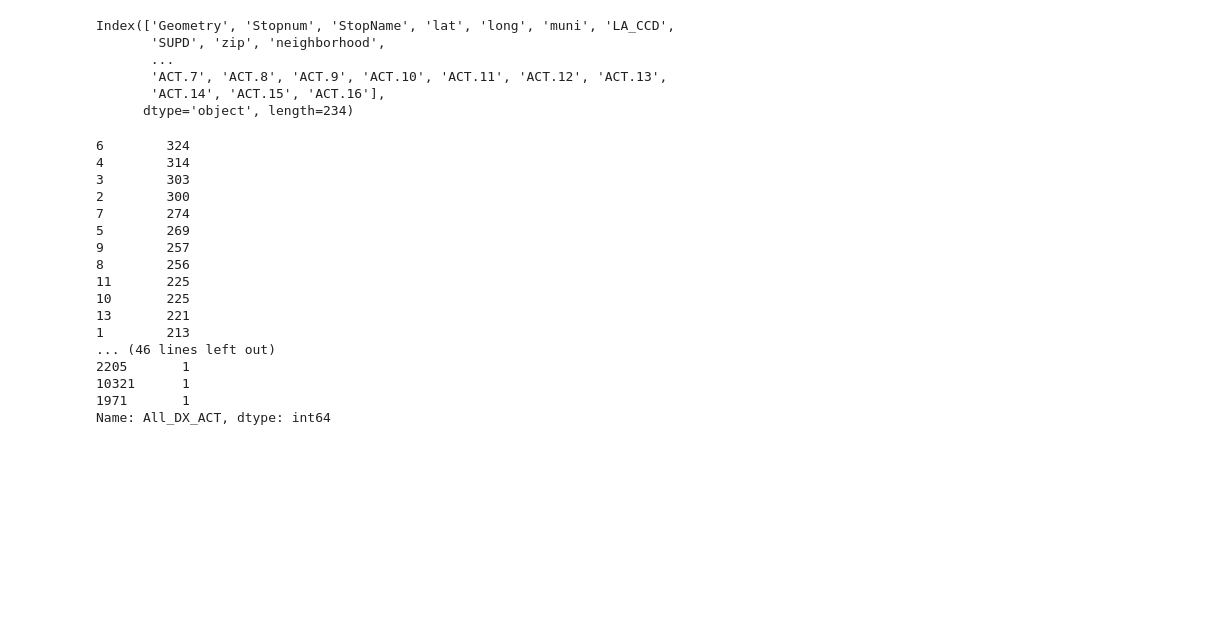
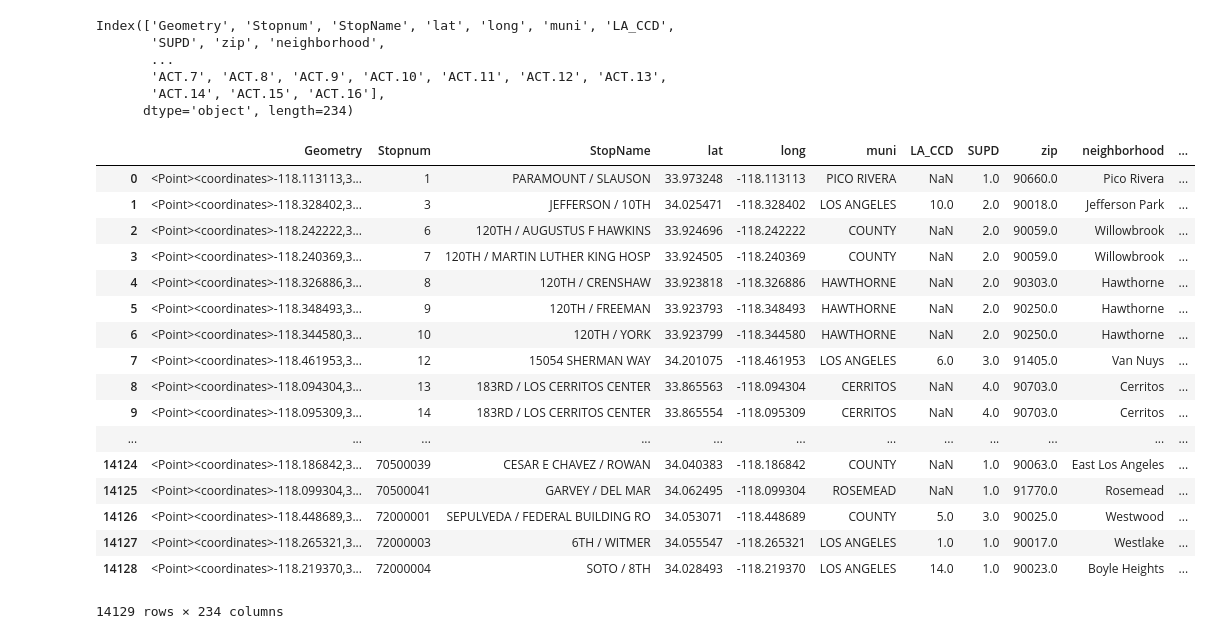
Before and after one commit to hunterowens/metroMap, a Jupyter notebook: DataAnalysis.ipynb, the cells around one changed output. Drawn from its saved outputs; the diff is of its cells as text; code cells hidden in the pictures; blank space fills up the shorter version.

```diff
--- a/DataAnalysis.ipynb
+++ b/DataAnalysis.ipynb
@@ -17,23 +17,24 @@ Index(['Geometry', 'Stopnum', 'StopName', 'lat', 'long', 'muni', 'LA_CCD',
       dtype='object', length=234)
 # %%
 total_weekday_boardings = pd.to_numeric(df.All_DX_ACT.apply(lambda x: x.replace(',','')))
-# %%
-total_weekday_boardings.value_counts()
-# %% [output]
-6        324
-4        314
-3        303
-2        300
-7        274
-5        269
-9        257
-8        256
-11       225
-10       225
-13       221
-1        213
-... (46 lines left out)
-2205       1
-10321      1
-1971       1
-Name: All_DX_ACT, dtype: int64
+# %%
+geopandas.read_file('./')
+# %% [output]
+|  | Geometry | Stopnum | StopName | lat | long | muni | LA_CCD | SUPD | zip | neighborhood | ... |
+| 0 | <Point><coordinates>-118.113113,3... | 1 | PARAMOUNT / SLAUSON | 33.973248 | -118.113113 | PICO RIVERA | NaN | 1.0 | 90660.0 | Pico Rivera | ... |
+| 1 | <Point><coordinates>-118.328402,3... | 3 | JEFFERSON / 10TH | 34.025471 | -118.328402 | LOS ANGELES | 10.0 | 2.0 | 90018.0 | Jefferson Park | ... |
+| 2 | <Point><coordinates>-118.242222,3... | 6 | 120TH / AUGUSTUS F HAWKINS | 33.924696 | -118.242222 | COUNTY | NaN | 2.0 | 90059.0 | Willowbrook | ... |
+| 3 | <Point><coordinates>-118.240369,3... | 7 | 120TH / MARTIN LUTHER KING HOSP | 33.924505 | -118.240369 | COUNTY | NaN | 2.0 | 90059.0 | Willowbrook | ... |
+| 4 | <Point><coordinates>-118.326886,3... | 8 | 120TH / CRENSHAW | 33.923818 | -118.326886 | HAWTHORNE | NaN | 2.0 | 90303.0 | Hawthorne | ... |
+| 5 | <Point><coordinates>-118.348493,3... | 9 | 120TH / FREEMAN | 33.923793 | -118.348493 | HAWTHORNE | NaN | 2.0 | 90250.0 | Hawthorne | ... |
+| 6 | <Point><coordinates>-118.344580,3... | 10 | 120TH / YORK | 33.923799 | -118.344580 | HAWTHORNE | NaN | 2.0 | 90250.0 | Hawthorne | ... |
+| 7 | <Point><coordinates>-118.461953,3... | 12 | 15054 SHERMAN WAY | 34.201075 | -118.461953 | LOS ANGELES | 6.0 | 3.0 | 91405.0 | Van Nuys | ... |
+| 8 | <Point><coordinates>-118.094304,3... | 13 | 183RD / LOS CERRITOS CENTER | 33.865563 | -118.094304 | CERRITOS | NaN | 4.0 | 90703.0 | Cerritos | ... |
+| 9 | <Point><coordinates>-118.095309,3... | 14 | 183RD / LOS CERRITOS CENTER | 33.865554 | -118.095309 | CERRITOS | NaN | 4.0 | 90703.0 | Cerritos | ... |
+| ... | ... | ... | ... | ... | ... | ... | ... | ... | ... | ... | ... |
+| 14124 | <Point><coordinates>-118.186842,3... | 70500039 | CESAR E CHAVEZ / ROWAN | 34.040383 | -118.186842 | COUNTY | NaN | 1.0 | 90063.0 | East Los Angeles | ... |
+| 14125 | <Point><coordinates>-118.099304,3... | 70500041 | GARVEY / DEL MAR | 34.062495 | -118.099304 | ROSEMEAD | NaN | 1.0 | 91770.0 | Rosemead | ... |
+| 14126 | <Point><coordinates>-118.448689,3... | 72000001 | SEPULVEDA / FEDERAL BUILDING RO | 34.053071 | -118.448689 | COUNTY | 5.0 | 3.0 | 90025.0 | Westwood | ... |
+| 14127 | <Point><coordinates>-118.265321,3... | 72000003 | 6TH / WITMER | 34.055547 | -118.265321 | LOS ANGELES | 1.0 | 1.0 | 90017.0 | Westlake | ... |
+| 14128 | <Point><coordinates>-118.219370,3... | 72000004 | SOTO / 8TH | 34.028493 | -118.219370 | LOS ANGELES | 14.0 | 1.0 | 90023.0 | Boyle Heights | ... |
+14129 rows × 234 columns
```
Also changed, not shown: parts of 4 cells of this notebook.
